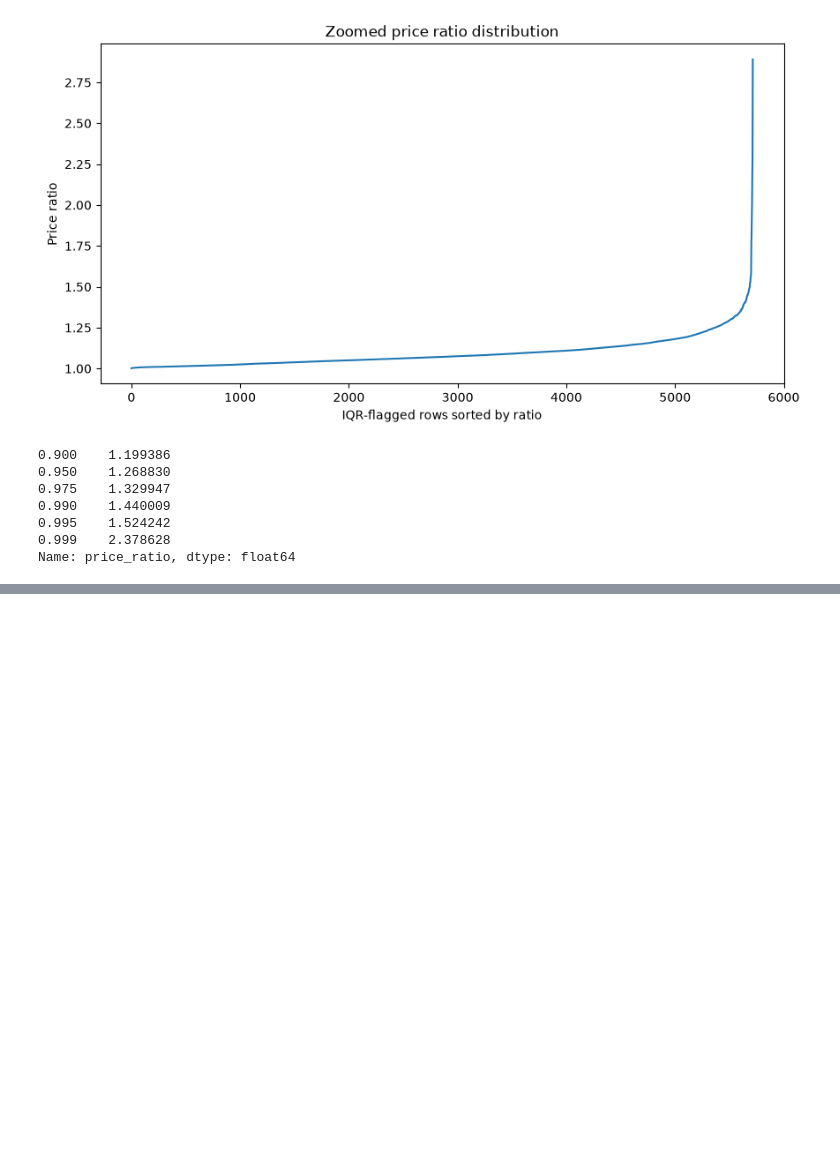
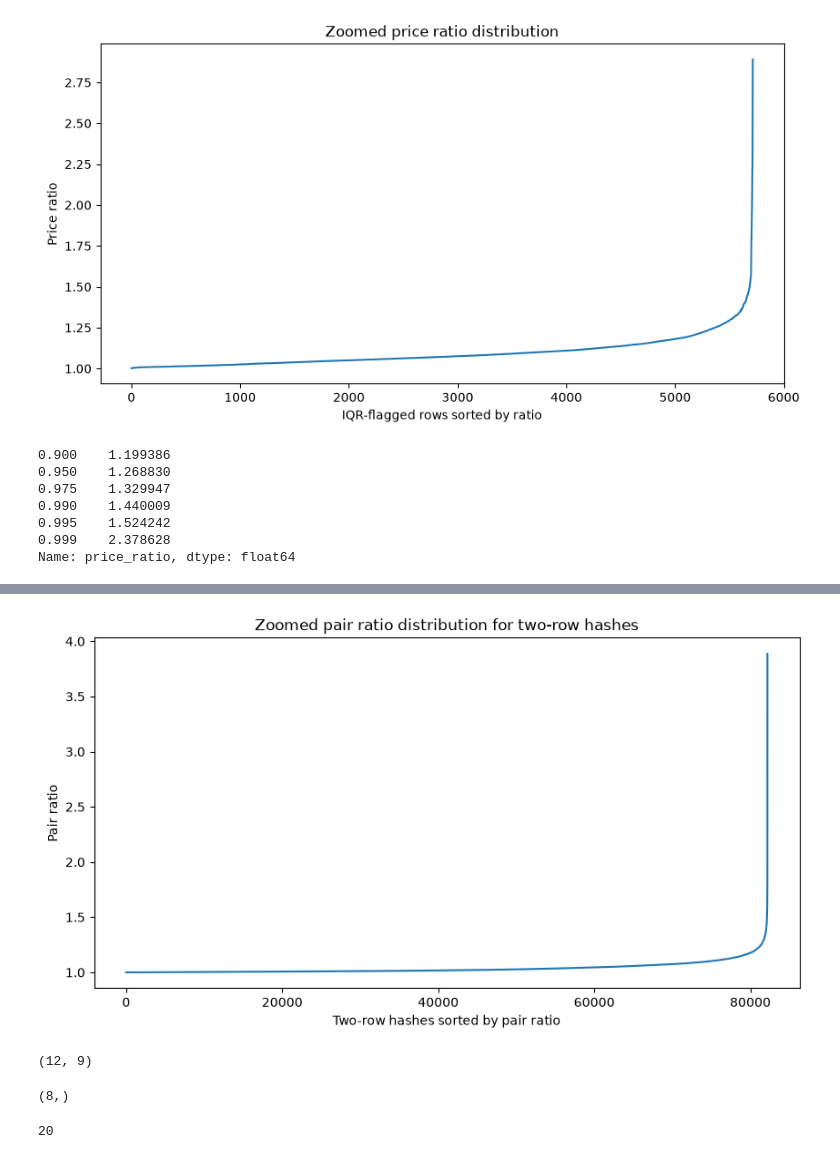
Before and after one commit to CaseyKiiza2026/vehicle-valuation-platform, a Jupyter notebook: notebooks/other_model.ipynb, the cells around one changed output, grey strips where cells are left out. Cells and saved outputs as stored; diff of their text form; code cells hidden in the pictures; blank space fills up the shorter version.

```diff
--- a/notebooks/other_model.ipynb
+++ b/notebooks/other_model.ipynb
@@ -855,0 +983,8 @@ rows[
+# %%
+hash_sizes = train_analysis["hash"].value_counts()
+# %%
+two_row_hashes = hash_sizes[hash_sizes == 2].index
+# %%
+two_row_groups = train_analysis[
+    train_analysis["hash"].isin(two_row_hashes)
+].copy()
@@ -855,0 +999,11 @@ rows[
+# %%
+two_row_stats = (
+    two_row_groups
+    .groupby("hash")["train_price"]
+    .agg(low_price="min", high_price="max")
+)
+
+two_row_stats["pair_ratio"] = (
+    two_row_stats["high_price"] /
+    two_row_stats["low_price"]
+)
@@ -855,0 +1062,22 @@ rows[
+# %%
+
+
+pair_ratios = (
+    two_row_stats["pair_ratio"]
+    .sort_values()
+    .reset_index(drop=True)
+)
+
+zoom_pair = pair_ratios[pair_ratios <= 4]
+
+plt.figure(figsize=(10, 5))
+
+plt.plot(zoom_pair)
+
+plt.xlabel("Two-row hashes sorted by pair ratio")
+plt.ylabel("Pair ratio")
+plt.title("Zoomed pair ratio distribution for two-row hashes")
+
+plt.show()
+# %% [output]
+[figure, added]
@@ -855,0 +1099,8 @@ rows[
+# %%
+three_plus_suspicious.shape
+# %% [output]
+(12, 9)
+# %%
+two_rows_suspicious.shape
+# %% [output]
+(8,)
@@ -855,0 +1109,4 @@ rows[
+# %%
+len(bad_row_indices)
+# %% [output]
+20
```
Also changed, not shown: parts of 22 cells of this notebook.
